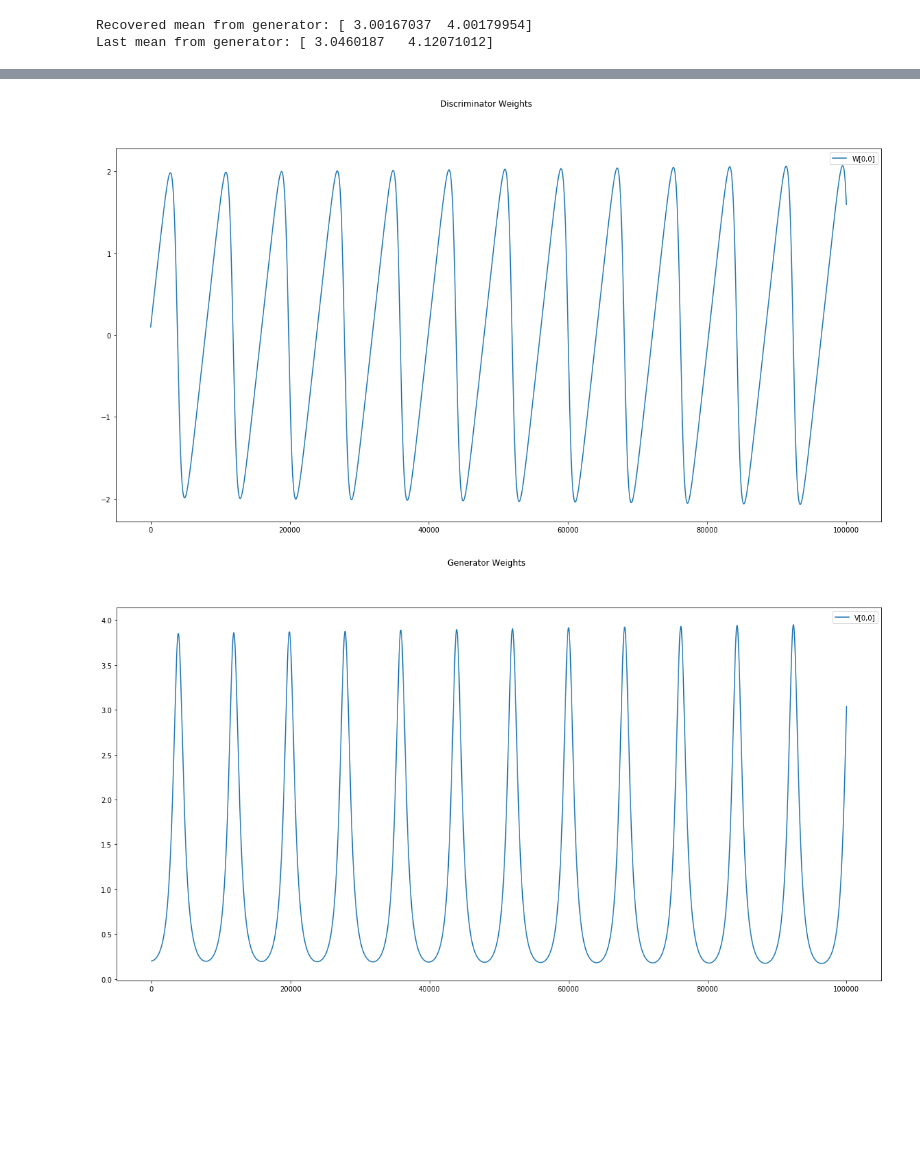
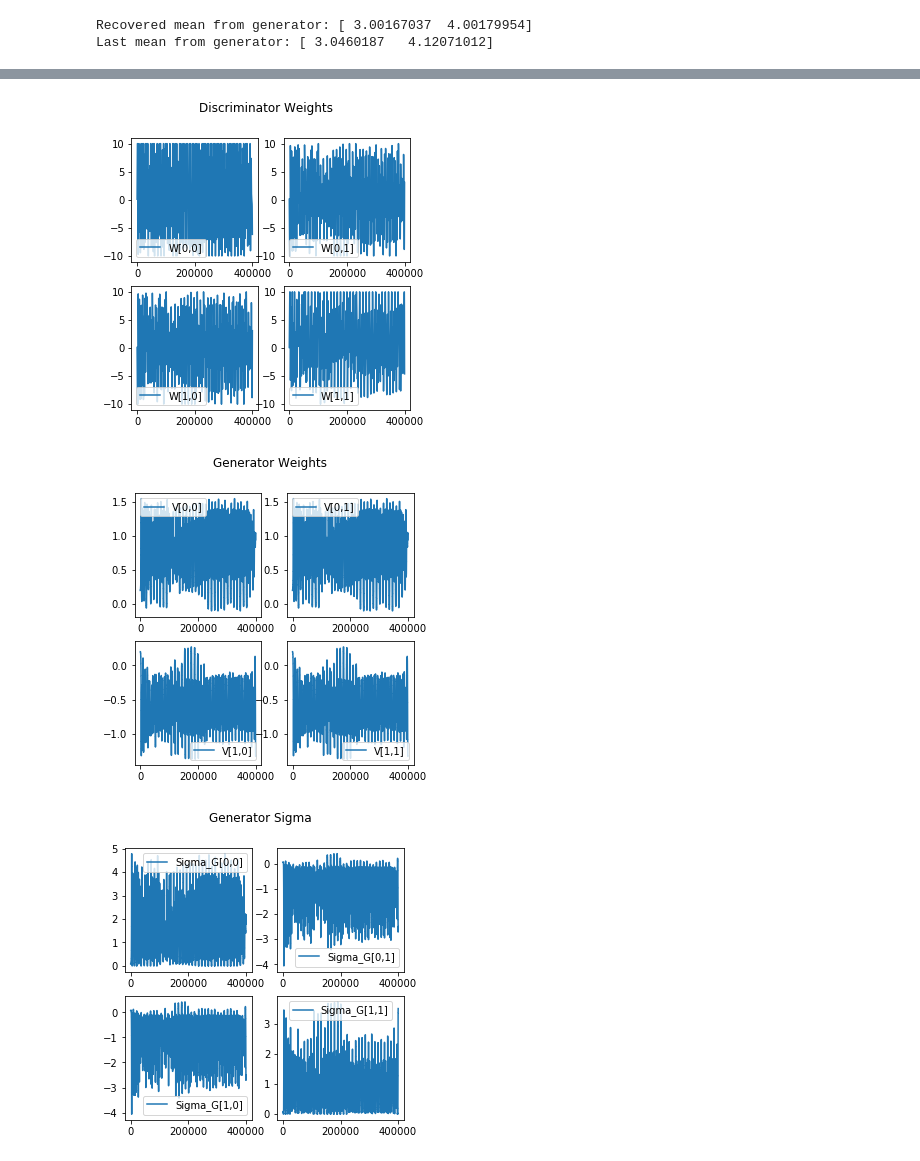
Before and after one commit to vsyrgkanis/optimistic_GAN_training, a Jupyter notebook: notebooks/Simple_GAN_example.ipynb, the cells around one changed output, grey strips where cells are left out. Cells and saved outputs as stored; diff of their text form; code cells hidden in the pictures; blank space fills up the shorter version.

```diff
--- a/notebooks/Simple_GAN_example.ipynb
+++ b/notebooks/Simple_GAN_example.ipynb
@@ -192,16 +197,18 @@ where the absolute in the last term is a element-wise maximum of the vector, sim
 # GD With Haoyang's Gradient Penalty
 T = 20000
 clip_D = 10
-clip_G = 10
 eta_D = .01
 eta_G = .01
 lambda_D = 0.0001
 train_gen_every = 1
-w = 1.4*np.ones((T, dim))
-theta = 1.7*np.ones((T, dim))
+T_aug = T * train_gen_every
+w = 1.4*np.ones((T_aug, dim))
+theta = 1.7*np.ones((T_aug, dim))
 
-for t in range(1,T):
+for t in range(1,T_aug):
+    # Discriminator
     w[t] = np.clip(w[t-1] + eta_D * (v-theta[t-1]), -clip_D, clip_D)
+    # Generator
     if t % train_gen_every == 0:
         theta[t] = theta[t-1] + eta_G * w[t-1]\
                     - 2*lambda_D*(np.abs(theta[t-1]-v-1)\
@@ -418,11 +490,12 @@ Last mean from generator: [ 3.0460187   4.12071012]
 # %%
 # Optimistic SGD Training on Sampled Loss with minibatching=20
 T = 100000
-minibatch = 20
+minibatch = 50
 eta_D = .01
 eta_G = .01
 w = 1.4*np.ones((T, dim))
 theta = 1.7*np.ones((T, dim))
+np.random.seed(1)
 xs = np.random.multivariate_normal(mean=v,
                                    cov = np.eye(dim),
                                    size=(T, minibatch))
@@ -492,11 +599,12 @@ Then we have:
 \end{equation}
 # %%
 # Parameters of distribution
-dim = 1
+dim = 2
+np.random.seed(25)
 U = np.random.normal(size=(dim,dim)) + 0.1
-print(U)
+print("U = {}".format(U))
 Sigma = np.dot(U, U.T)
-print(Sigma)
+print("Sigma = {}".format(Sigma))
 x = np.random.multivariate_normal(mean = np.zeros(dim),
                                   cov = Sigma, size=1000)
 if dim == 2:
@@ -529,48 +678,28 @@ V_t =& V_{t-1} + \eta_G 2 W_{t-1} V_{t-1}
 \end{align}
 # %%
 # GD Training on the expected loss
-T = 100000
+T = 400000
 clip_D = 10
 clip_G = 10
-eta_D = 0.1/(dim*np.sqrt(T))
-eta_G = 0.1/(dim*np.sqrt(T))
-train_gen_every = 1
-w_D = .1*np.ones((T, dim, dim))
-v_G = .2*np.ones((T, dim, dim))
+eta_D = 0.01
+eta_G = 0.01
+train_gen_every = 200
+W = .1*np.ones((T, dim, dim))
+V = .2*np.ones((T, dim, dim))
 
 for t in range(1,T):
-    w_D[t] = np.clip(w_D[t-1]\
-                     + eta_D * (Sigma - np.dot(v_G[t-1], v_G[t-1].T)),
+    W[t] = np.clip(W[t-1]\
+                     + eta_D * (Sigma - np.dot(V[t-1], V[t-1].T)),
                      -clip_D, clip_D)
     if t%train_gen_every==0:
-        v_G[t] = np.clip(v_G[t-1]\
-                         + eta_G * np.dot(w_D[t-1] + w_D[t-1].T, v_G[t-1].T),
+        V[t] = np.clip(V[t-1]\
+                         + eta_G * np.dot(W[t-1] + W[t-1].T, V[t-1]),
                          -clip_D, clip_D)
     else:
-        v_G[t] = v_G[t-1]
+        V[t] = V[t-1]
 
-plt.figure(figsize=(20, 10))
-plt.suptitle("Discriminator Weights")
-for i in range(dim):
-    for j in range(dim):
-        plt.subplot(dim, dim, i*dim+j+1)
-        plt.plot(w_D[:, i, j], label="W[{},{}]".format(i, j))
-        plt.legend()
-plt.show()
-
-plt.figure(figsize=(20, 10))
-plt.suptitle("Generator Weights")
-for i in range(dim):
-    for j in range(dim):
-        plt.subplot(dim, dim, i*dim+j+1)
-        plt.plot(v_G[:, i, j], label="V[{},{}]".format(i, j))
-        plt.legend()
-plt.show()
-
-print("Last Iteration Sigma:{}".format(np.dot(v_G[-1], v_G[-1].T)))
-print("Average Sigma: {}"
-      .format(np.dot(np.mean(v_G, axis=0), np.mean(v_G, axis=0).T)))
-print("True Sigma: {}".format(Sigma))
+plot_covariance_weights(W, V)
 # %% [output]
-[figure, old version]
+[figure, new version]
-[figure, old version]
+[figure, new version]
+[figure, added]
```
Also changed, not shown: parts of 17 cells of this notebook.
